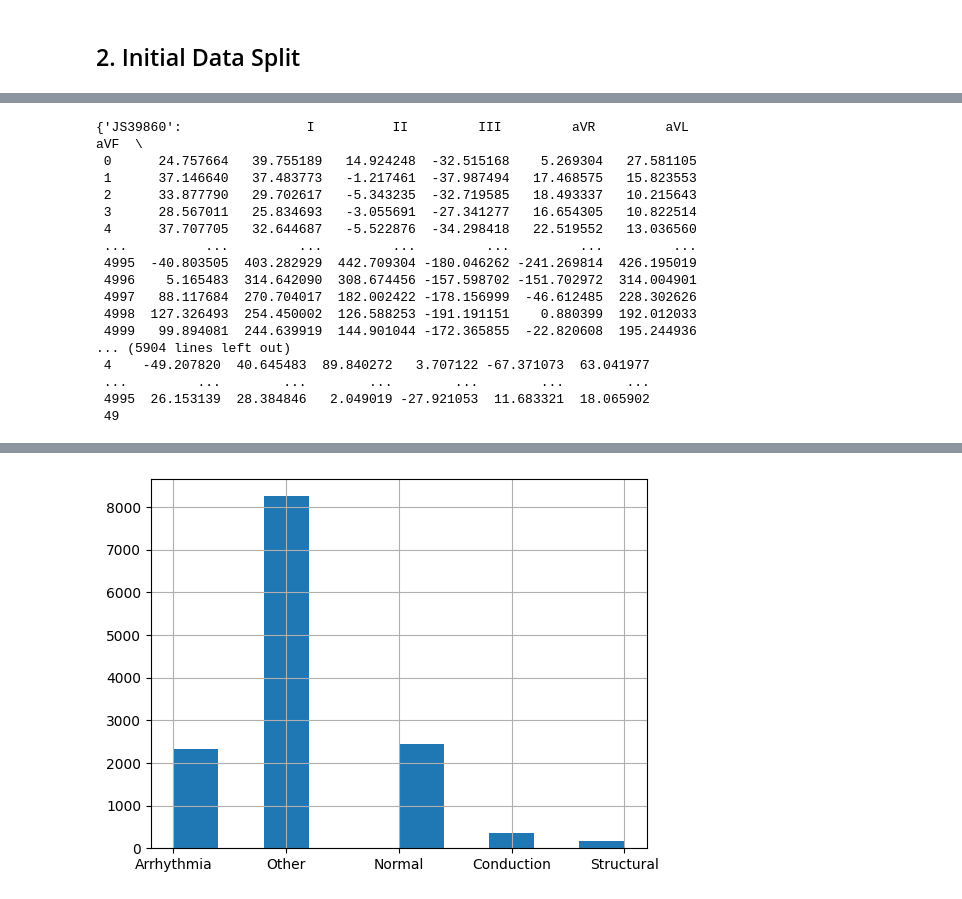
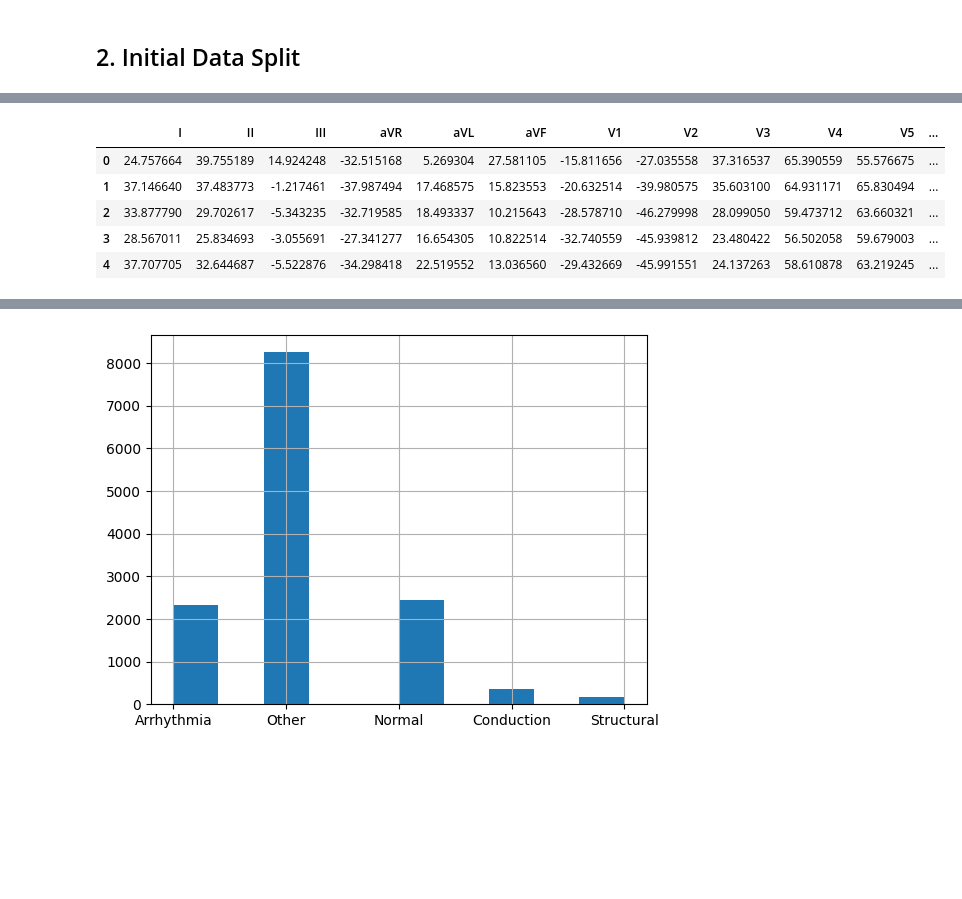
Before and after one commit to marcpalo1999/ECG_prediction, a Jupyter notebook: main.ipynb, the cells around one changed output, grey strips where cells are left out. Saved outputs shown, nothing was run; the diff lists cells and outputs as text; code cells hidden in the pictures; blank space fills up the shorter version.

```diff
--- a/main.ipynb
+++ b/main.ipynb
@@ -128,23 +125,12 @@ Loaded data for 13545 patients
 Development set size: 13545
 Validation set size: 31606
 # %%
-dev_ecg
+dev_ecg['JS39860'].head()
 # %% [output]
-{'JS39860':                I          II         III         aVR         aVL         aVF  \
- 0      24.757664   39.755189   14.924248  -32.515168    5.269304   27.581105
- 1      37.146640   37.483773   -1.217461  -37.987494   17.468575   15.823553
- 2      33.877790   29.702617   -5.343235  -32.719585   18.493337   10.215643
- 3      28.567011   25.834693   -3.055691  -27.341277   16.654305   10.822514
- 4      37.707705   32.644687   -5.522876  -34.298418   22.519552   13.036560
- ...          ...         ...         ...         ...         ...         ...
- 4995  -40.803505  403.282929  442.709304 -180.046262 -241.269814  426.195019
- 4996    5.165483  314.642090  308.674456 -157.598702 -151.702972  314.004901
- 4997   88.117684  270.704017  182.002422 -178.156999  -46.612485  228.302626
- 4998  127.326493  254.450002  126.588253 -191.191151    0.880399  192.012033
- 4999   99.894081  244.639919  144.901044 -172.365855  -22.820608  195.244936
-... (5904 lines left out)
- 4    -49.207820  40.645483  89.840272   3.707122 -67.371073  63.041977
- ...         ...        ...        ...        ...        ...        ...
- 4995  26.153139  28.384846   2.049019 -27.921053  11.683321  18.065902
- 49
+|  | I | II | III | aVR | aVL | aVF | V1 | V2 | V3 | V4 | V5 | ... |
+| 0 | 24.757664 | 39.755189 | 14.924248 | -32.515168 | 5.269304 | 27.581105 | -15.811656 | -27.035558 | 37.316537 | 65.390559 | 55.576675 | ... |
+| 1 | 37.146640 | 37.483773 | -1.217461 | -37.987494 | 17.468575 | 15.823553 | -20.632514 | -39.980575 | 35.603100 | 64.931171 | 65.830494 | ... |
+| 2 | 33.877790 | 29.702617 | -5.343235 | -32.719585 | 18.493337 | 10.215643 | -28.578710 | -46.279998 | 28.099050 | 59.473712 | 63.660321 | ... |
+| 3 | 28.567011 | 25.834693 | -3.055691 | -27.341277 | 16.654305 | 10.822514 | -32.740559 | -45.939812 | 23.480422 | 56.502058 | 59.679003 | ... |
+| 4 | 37.707705 | 32.644687 | -5.522876 | -34.298418 | 22.519552 | 13.036560 | -29.432669 | -45.991551 | 24.137263 | 58.610878 | 63.219245 | ... |
 # %%
```
Also changed, not shown: parts of 34 cells of this notebook, 2 other files.
